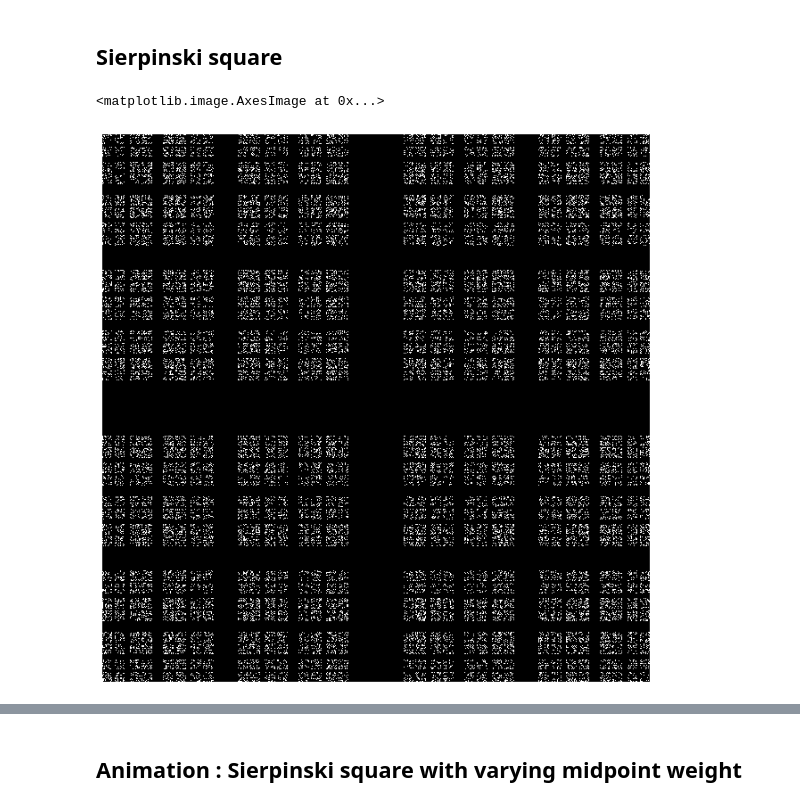
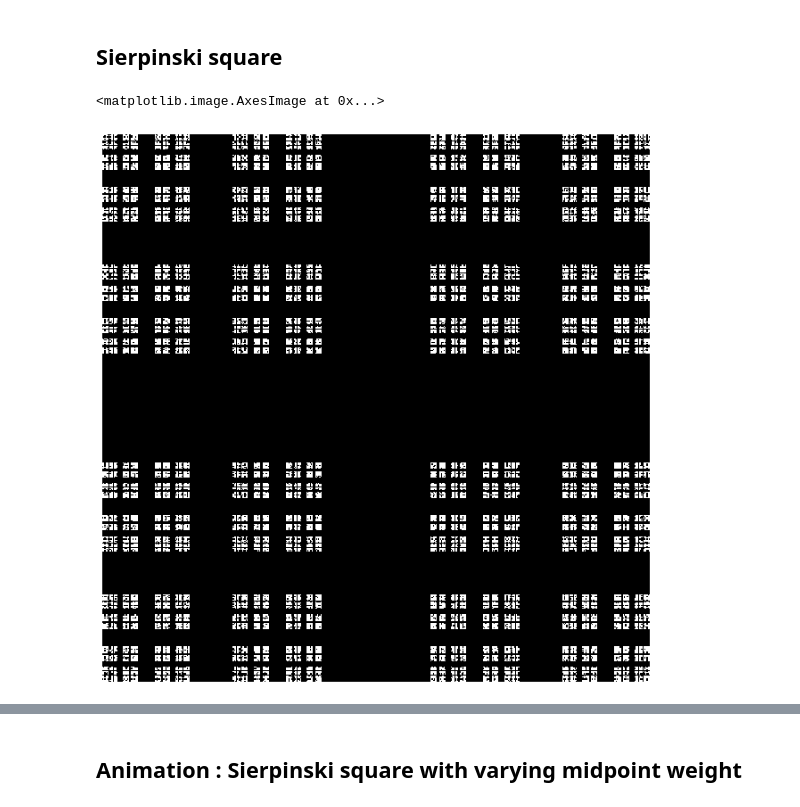
Before and after one commit to sauxpa/Fractal, a Jupyter notebook: chaos_game/chaos_game.ipynb, the cells around one changed output, grey strips where cells are left out. Saved outputs shown, nothing was run; the diff lists cells and outputs as text; code cells hidden in the pictures.

```diff
--- a/chaos_game/chaos_game.ipynb
+++ b/chaos_game/chaos_game.ipynb
@@ -15,7 +15,7 @@ plt.rcParams.update(params)
 # Number of points to construct
 N = int(1e5)
 # size of the final image
-size = 1024
+size = 512
 # interval between frames when rendering the animation
 interval = 100
 # %% [markdown]
@@ -75,14 +75,15 @@ plt.close()
 # %% [markdown]
 ## Sierpinski square
 # %%
-w = 0.55
+w = 0.60
 # Four corners of a square
-corners = [(0, 0), (0,1), (1,1), (1,0)]
+corners = [(0, 0), (1, 1), (1,0), (0,1)]
 
 x, y = play_game(N, w, corners)
 im = render_image(x, y, size)
+
 plt.axis('off')
 plt.imshow(im)
 # %% [output]
 <matplotlib.image.AxesImage at 0x...>
-[figure, old version]
+[figure, new version]
```
Also changed, not shown: parts of 12 cells of this notebook, 2 other files.
